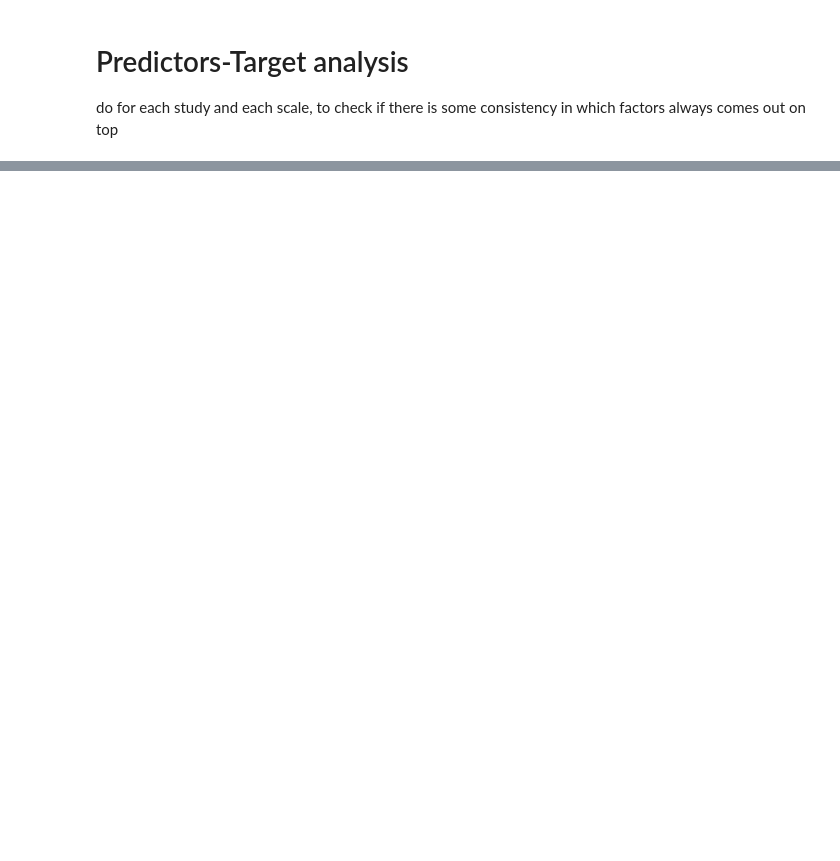
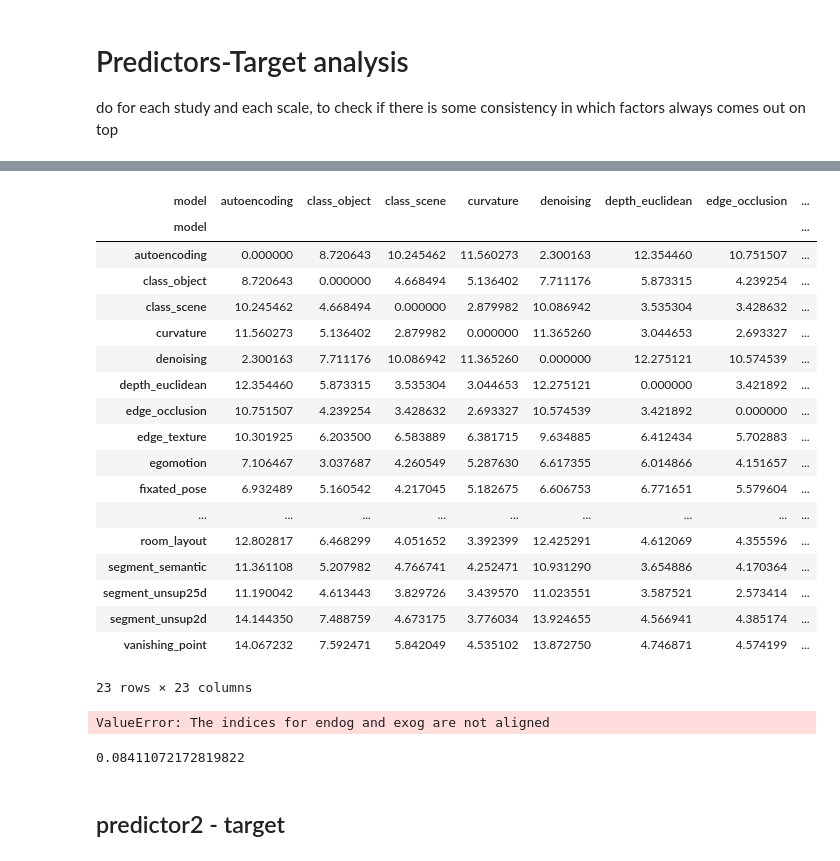
Before and after one commit to toniklenk/analysis-taskonomy, a Jupyter notebook: scripts/factors analysis.ipynb, the cells around one changed output, grey strips where cells are left out. Saved outputs shown, nothing was run; the diff lists cells and outputs as text; code cells hidden in the pictures; blank space fills up the shorter version.

```diff
--- a/scripts/factors analysis.ipynb
+++ b/scripts/factors analysis.ipynb
@@ -99,27 +96,13 @@ dfibc = dfibc.sort_index().loc[(_models, _study, _scale, _layers)]
 # %%
-# load & subselect maxpooled data
+# maxpooled data
 _blocking = "maxpool"
 _layers = slice(None)
 
 dfi = load_integration(PATH_INTEGRATION_MAXPOOL)
 dfibc = load_ibcorr(PATH_IBCORR_MAXPOOL)
 
-dfi = dfi.sort_index().loc[(_models, _dataset, _scale, slice(None), _layers)]
-#dfi = dfi.droplevel(["dataset", "scale"])
-
-dfibc = dfibc.sort_index().loc[(_models, _study, _scale, _layers)]
-#dfibc = dfibc.droplevel(["study", "scale"])
-
-# dfi_m = load_integration(PATH_INTEGRATION_MAXPOOL)
-# dfibc_m = load_ibcorr(PATH_IBCORR_MAXPOOL)
-
-# dfi_m = dfi_m.sort_index().loc[(slice(None), _dataset, _scale, slice(None), _layers_blocked)]
-# dfi_m = dfi_m.loc[_models]
-# dfi_m = dfi_m.droplevel(["dataset","scale"])
-
-# dfibc_m = dfibc_m.sort_index().loc[(slice(None),_study, _scale, _layers_blocked)]
-# dfibc_m = dfibc_m.loc[_models]
-# dfibc_m = dfibc_m.droplevel(["study","scale"])
+dfi = dfi.sort_index().loc[(_models, _datasets, _scales, slice(None), _layers)]
+dfibc = dfibc.sort_index().loc[(_models, _studies, _scales, _layers)]
 # %% [markdown]
 # Target 01: differences in ib-corr
 
@@ -127,4 +110,14 @@ absoloute difference in correlation in each layer, summed up. <br>
 Optional: Normalized with 2 (spearman correlation range) * num_layers
 # %% [markdown]
 ## version 1: absoloute differences
+# %%
+target_rdm_absdiff = (
+    (
+        dfibc.unstack("model")
+        .groupby(["study", "scale"])
+        .apply(calculate_rdm, ctype="absdiff")
+    )
+    .droplevel(None)
+    .droplevel(None, axis=1)
+)
 # %%
@@ -1161,0 +956,2 @@ predictors_r2(np.stack((p1, p3), axis=1), t) - predictors_r2(p3, t)
+# %%
+target_rdm = target_rdm_absdiff.loc[("short presentation", "scale4")]
@@ -1161,0 +1011,32 @@ predictors_r2(np.stack((p1, p3), axis=1), t) - predictors_r2(p3, t)
+# %%
+target_rdm
+# %% [output]
+| model | autoencoding | class_object | class_scene | curvature | denoising | depth_euclidean | edge_occlusion | ... |
+| model |  |  |  |  |  |  |  | ... |
+| autoencoding | 0.000000 | 8.720643 | 10.245462 | 11.560273 | 2.300163 | 12.354460 | 10.751507 | ... |
+| class_object | 8.720643 | 0.000000 | 4.668494 | 5.136402 | 7.711176 | 5.873315 | 4.239254 | ... |
+| class_scene | 10.245462 | 4.668494 | 0.000000 | 2.879982 | 10.086942 | 3.535304 | 3.428632 | ... |
+| curvature | 11.560273 | 5.136402 | 2.879982 | 0.000000 | 11.365260 | 3.044653 | 2.693327 | ... |
+| denoising | 2.300163 | 7.711176 | 10.086942 | 11.365260 | 0.000000 | 12.275121 | 10.574539 | ... |
+| depth_euclidean | 12.354460 | 5.873315 | 3.535304 | 3.044653 | 12.275121 | 0.000000 | 3.421892 | ... |
+| edge_occlusion | 10.751507 | 4.239254 | 3.428632 | 2.693327 | 10.574539 | 3.421892 | 0.000000 | ... |
+| edge_texture | 10.301925 | 6.203500 | 6.583889 | 6.381715 | 9.634885 | 6.412434 | 5.702883 | ... |
+| egomotion | 7.106467 | 3.037687 | 4.260549 | 5.287630 | 6.617355 | 6.014866 | 4.151657 | ... |
+| fixated_pose | 6.932489 | 5.160542 | 4.217045 | 5.182675 | 6.606753 | 6.771651 | 5.579604 | ... |
+| ... | ... | ... | ... | ... | ... | ... | ... | ... |
+| room_layout | 12.802817 | 6.468299 | 4.051652 | 3.392399 | 12.425291 | 4.612069 | 4.355596 | ... |
+| segment_semantic | 11.361108 | 5.207982 | 4.766741 | 4.252471 | 10.931290 | 3.654886 | 4.170364 | ... |
+| segment_unsup25d | 11.190042 | 4.613443 | 3.829726 | 3.439570 | 11.023551 | 3.587521 | 2.573414 | ... |
+| segment_unsup2d | 14.144350 | 7.488759 | 4.673175 | 3.776034 | 13.924655 | 4.566941 | 4.385174 | ... |
+| vanishing_point | 14.067232 | 7.592471 | 5.842049 | 4.535102 | 13.872750 | 4.746871 | 4.574199 | ... |
+23 rows × 23 columns
+# %%
+predictors_r2(predictor_rdm_1, target_rdm)
+# %% [output]
+ValueError: The indices for endog and exog are not aligned
+# %%
+predictors_r2(rdm2vec(predictor_rdm_1.loc[NETS_ALL, NETS_ALL]), rdm2vec(target_rdm.loc[NETS_ALL, NETS_ALL]))
+# %% [output]
+0.08411072172819822
+# %% [markdown]
+## predictor2 - target
```
Also changed, not shown: parts of 91 cells of this notebook, 7 other files.
